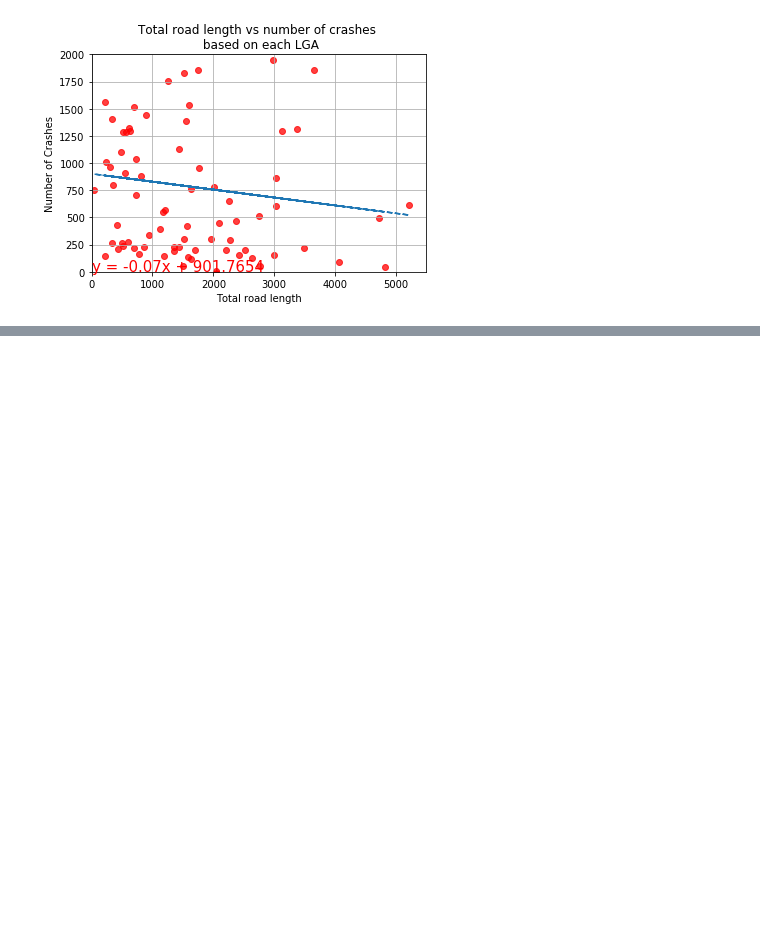
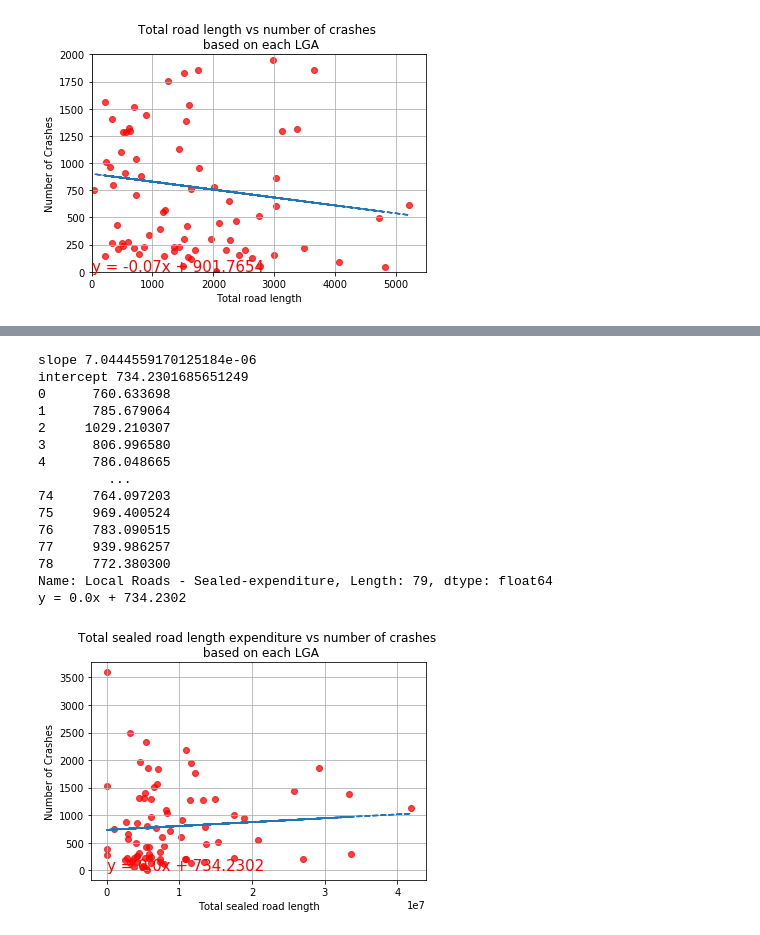
Before and after one commit to Jamie-GiHu/Turqoise-Bears-Project-Repo, a Jupyter notebook: Vic_Crash_analysis.ipynb, the cells around one changed output, grey strips where cells are left out. Cells and saved outputs as stored; diff of their text form; code cells hidden in the pictures; blank space fills up the shorter version.

```diff
--- a/Vic_Crash_analysis.ipynb
+++ b/Vic_Crash_analysis.ipynb
@@ -410,0 +439,41 @@ y = -0.07x + 901.7654
+# %%
+#calculate correlation coffecient
+
+round(st.pearsonr(lga_stats["Local Roads - Sealed-expenditure"],lga_stats["OBJECTID"])[0],2)
+x_values4 = lga_stats["Local Roads - Sealed-expenditure"]
+y_values4 = lga_stats["OBJECTID"]
+(slope, intercept, rvalue, pvalue, stderr) = linregress(x_values4, y_values4)
+print("slope", slope)
+print("intercept", intercept)
+print(x_values4 * slope + intercept)
+regress_values = x_values4 * slope + intercept
+line_eq = "y = " + str(round(slope,2)) + "x + " + str(round(intercept,4))
+print(line_eq)
+plt.scatter(x_values4, y_values4, facecolors = "red", alpha = 0.75)
+plt.plot(x_values4, regress_values,"--")
+
+plt.annotate(line_eq,(6,10),fontsize=15,color="red")
+plt.xlabel('Total sealed road length')
+plt.ylabel('Number of Crashes')
+plt.title("Total sealed road length expenditure vs number of crashes \n based on each LGA")
+#plt.xlim(0,5500)
+#plt.ylim(0,2000)
+plt.grid()
+plt.show()
+# %% [output]
+slope 7.0444559170125184e-06
+intercept 734.2301685651249
+0      760.633698
+1      785.679064
+2     1029.210307
+3      806.996580
+4      786.048665
+         ...
+74     764.097203
+75     969.400524
+76     783.090515
+77     939.986257
+78     772.380300
+Name: Local Roads - Sealed-expenditure, Length: 79, dtype: float64
+y = 0.0x + 734.2302
+[figure, added]
```
Also changed, not shown: parts of 11 cells of this notebook.
